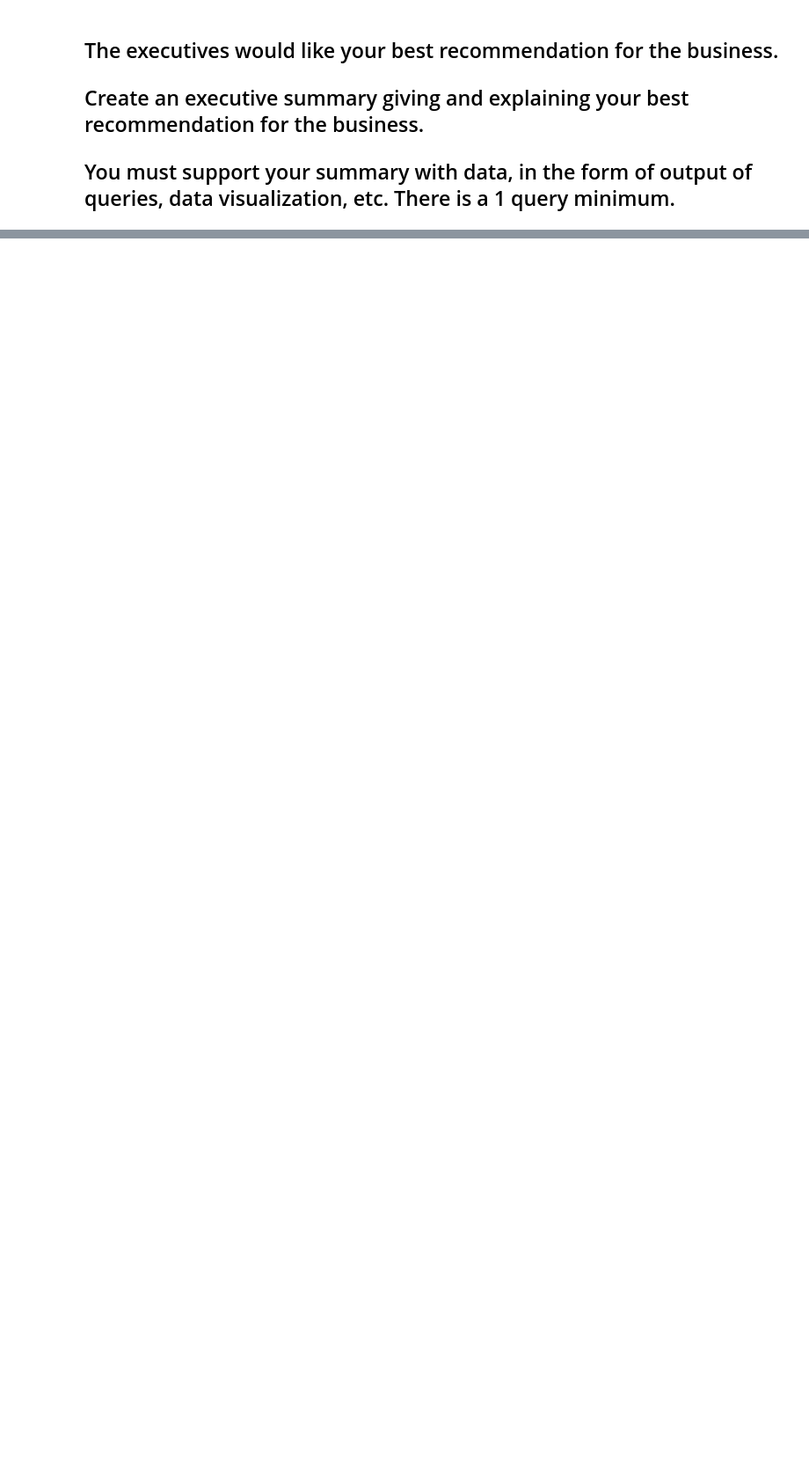
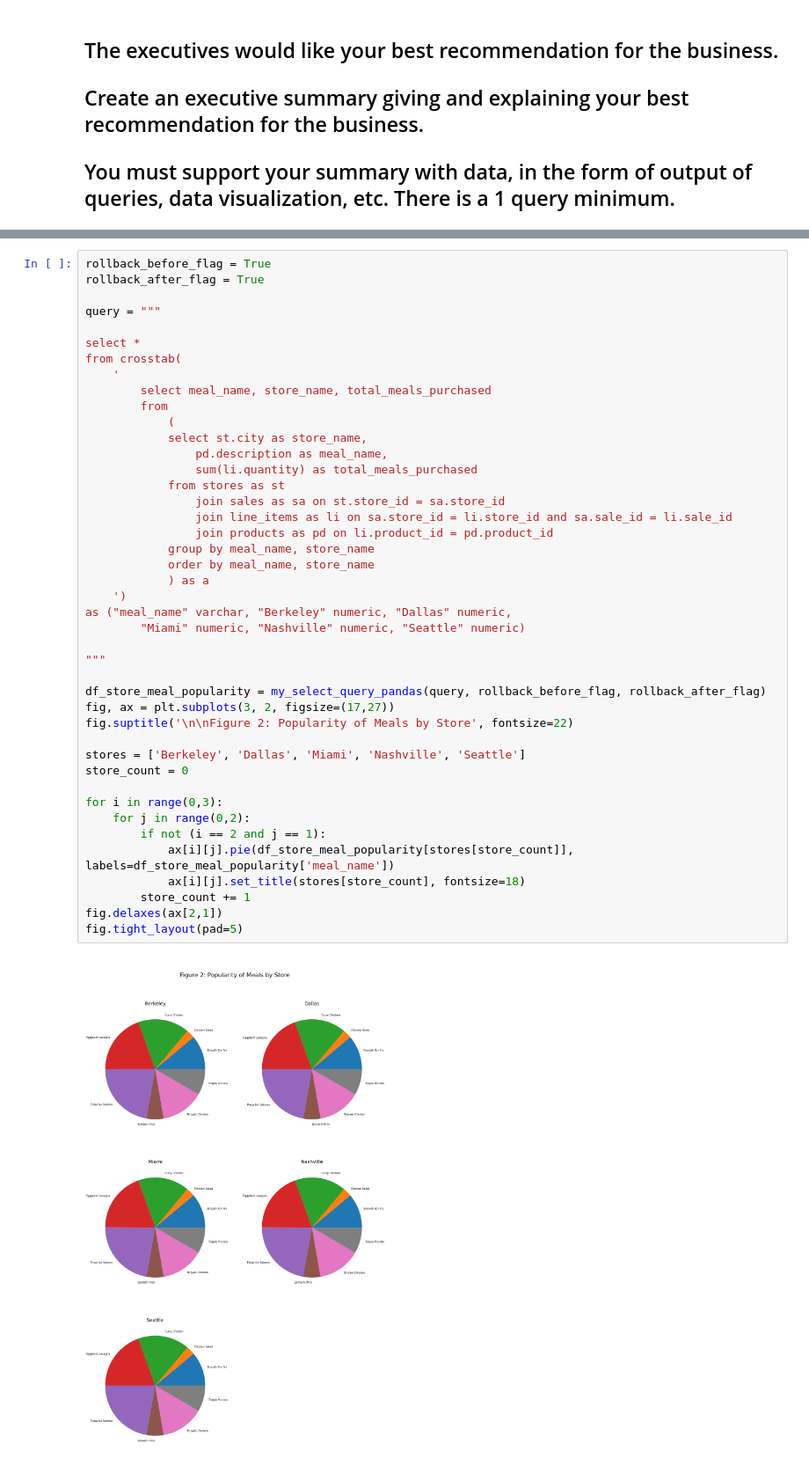
Before and after one commit to scabanela-ischool/Data_Engineering_Proj1_Querying, a Jupyter notebook: project_1_6.ipynb, the cells around one changed output, grey strips where cells are left out. Shown: that part at 88% size. Drawn from its saved outputs; the diff is of its cells as text; blank space fills up the shorter version.

```diff
--- a/project_1_6.ipynb
+++ b/project_1_6.ipynb
@@ -235,0 +121,45 @@ my_select_query_pandas(query, rollback_before_flag, rollback_after_flag)
+# %%
+rollback_before_flag = True
+rollback_after_flag = True
+
+query = """
+
+select *
+from crosstab(
+    '
+        select meal_name, store_name, total_meals_purchased
+        from
+            (
+            select st.city as store_name,
+                pd.description as meal_name,
+                sum(li.quantity) as total_meals_purchased
+            from stores as st
+                join sales as sa on st.store_id = sa.store_id
+                join line_items as li on sa.store_id = li.store_id and sa.sale_id = li.sale_id
+                join products as pd on li.product_id = pd.product_id
+            group by meal_name, store_name
+            order by meal_name, store_name
+            ) as a
+    ')
+as ("meal_name" varchar, "Berkeley" numeric, "Dallas" numeric,
+        "Miami" numeric, "Nashville" numeric, "Seattle" numeric)
+
+"""
+
+df_store_meal_popularity = my_select_query_pandas(query, rollback_before_flag, rollback_after_flag)
+fig, ax = plt.subplots(3, 2, figsize=(17,27))
+fig.suptitle('\n\nFigure 2: Popularity of Meals by Store', fontsize=22)
+
+stores = ['Berkeley', 'Dallas', 'Miami', 'Nashville', 'Seattle']
+store_count = 0
+
+for i in range(0,3):
+    for j in range(0,2):
+        if not (i == 2 and j == 1):
+            ax[i][j].pie(df_store_meal_popularity[stores[store_count]], labels=df_store_meal_popularity['meal_name'])
+            ax[i][j].set_title(stores[store_count], fontsize=18)
+        store_count += 1
+fig.delaxes(ax[2,1])
+fig.tight_layout(pad=5)
+# %% [output]
+[figure, added]
```
Also changed, not shown: parts of 14 cells of this notebook.
